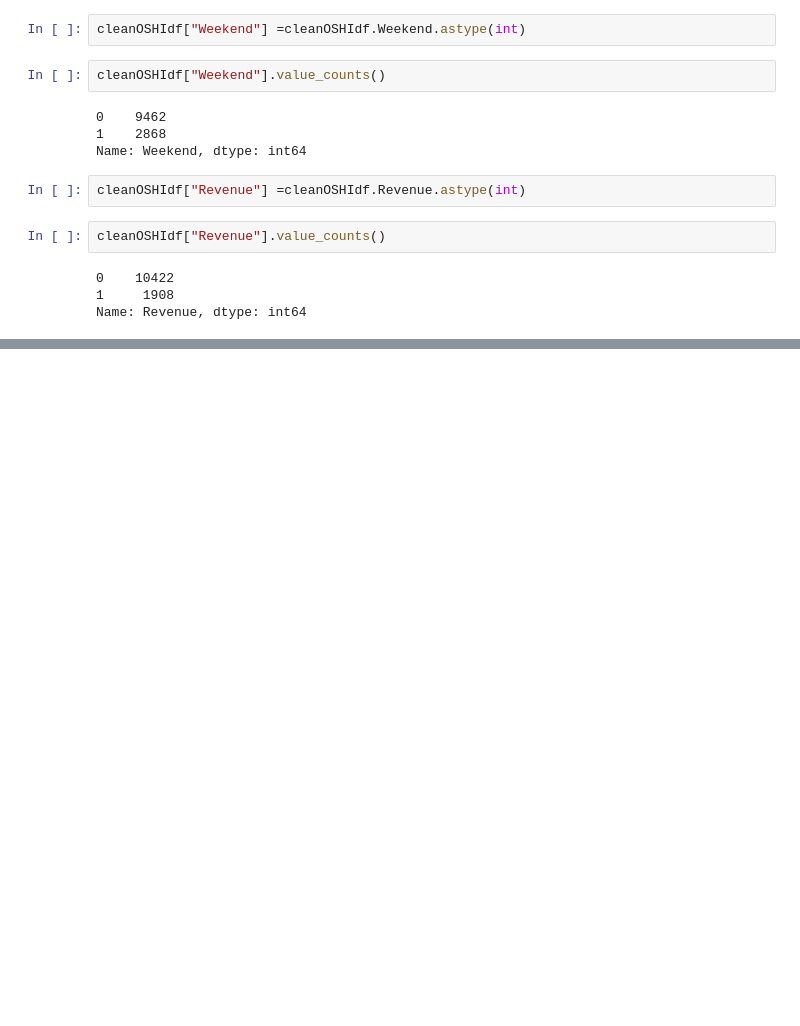
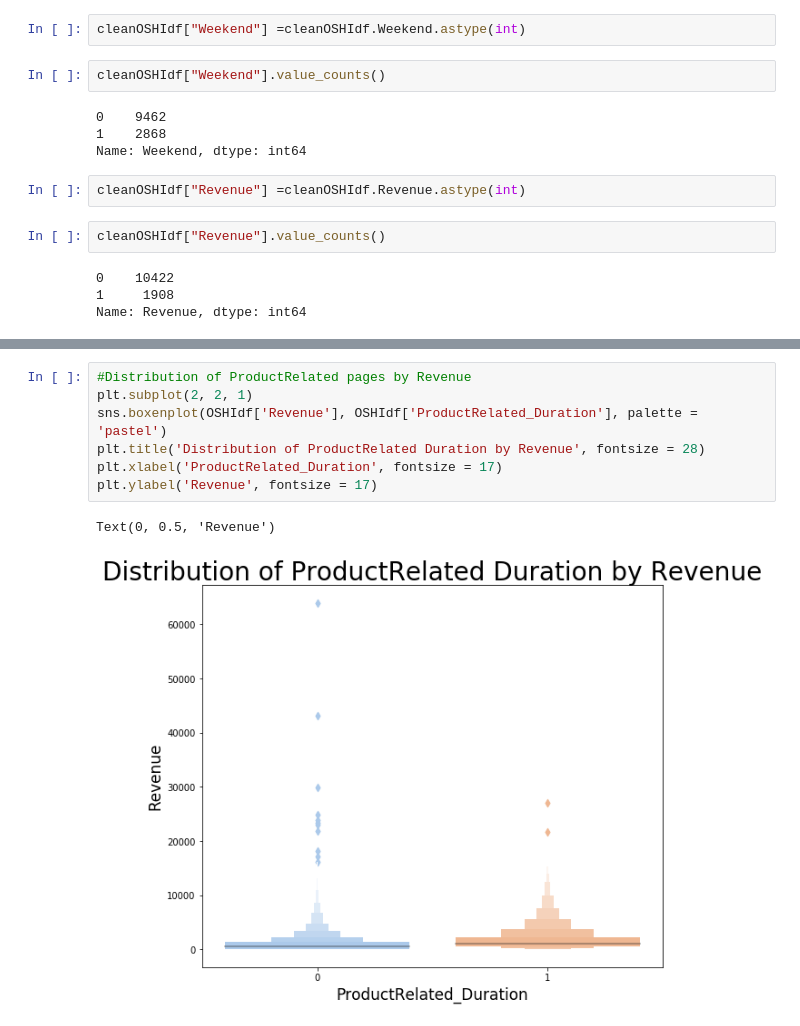
Before and after one commit to SepidehMohammadi/Capstone_python, a Jupyter notebook: Online Shoppers Purchasing Intention.ipynb, the cells around one changed output, grey strips where cells are left out. Cells and saved outputs as stored; diff of their text form; blank space fills up the shorter version.

```diff
--- a/Online Shoppers Purchasing Intention.ipynb
+++ b/Online Shoppers Purchasing Intention.ipynb
@@ -714,0 +717,10 @@ OSHIdf.describe()
+# %%
+#Distribution of ProductRelated pages by Revenue
+plt.subplot(2, 2, 1)
+sns.boxenplot(OSHIdf['Revenue'], OSHIdf['ProductRelated_Duration'], palette = 'pastel')
+plt.title('Distribution of ProductRelated Duration by Revenue', fontsize = 28)
+plt.xlabel('ProductRelated_Duration', fontsize = 17)
+plt.ylabel('Revenue', fontsize = 17)
+# %% [output]
+Text(0, 0.5, 'Revenue')
+[figure, added]
```
Also changed, not shown: parts of 12 cells of this notebook.
